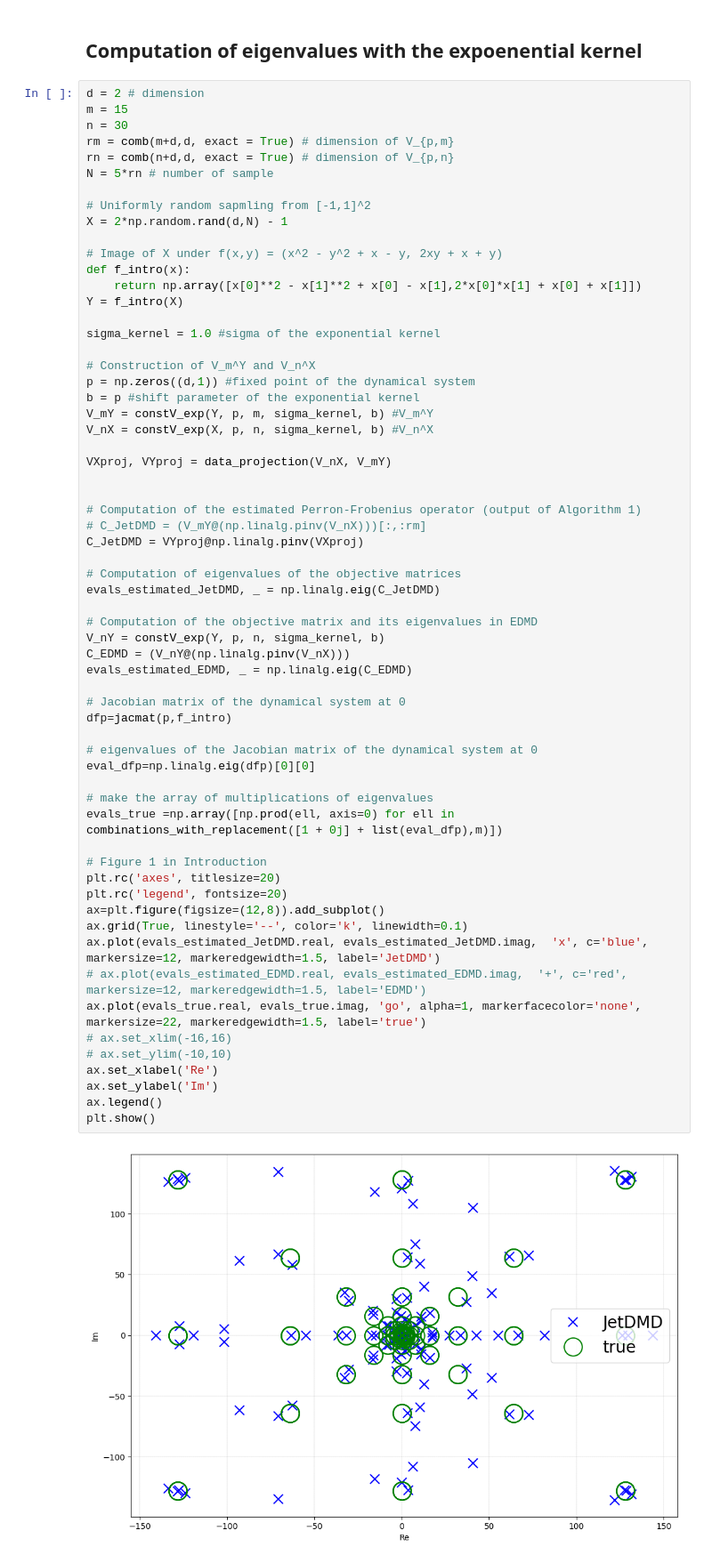
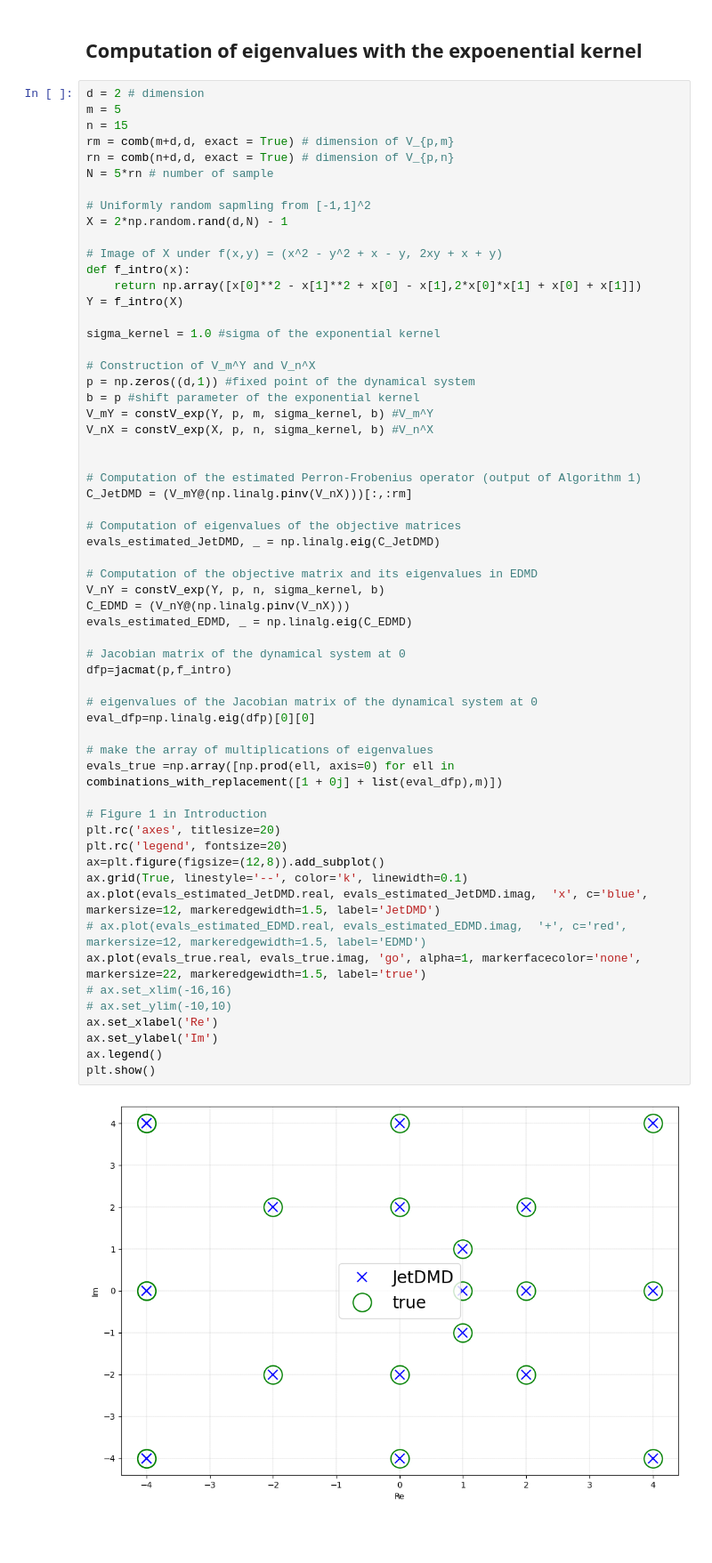
Before and after one commit to 1sa014kawa/JetDMD, a Jupyter notebook: Algorithm1.ipynb, the cells around one changed output. Shown at 89% size. Drawn from its saved outputs; the diff is of its cells as text; blank space fills up the shorter version.

```diff
--- a/Algorithm1.ipynb
+++ b/Algorithm1.ipynb
@@ -12,8 +12,8 @@ from functions import *
 ## Computation of eigenvalues with the expoenential kernel
 # %%
 d = 2 # dimension
-m = 15
-n = 30
+m = 5
+n = 15
 rm = comb(m+d,d, exact = True) # dimension of V_{p,m}
 rn = comb(n+d,d, exact = True) # dimension of V_{p,n}
 N = 5*rn # number of sample
@@ -34,43 +34,40 @@ b = p #shift parameter of the exponential kernel
 V_mY = constV_exp(Y, p, m, sigma_kernel, b) #V_m^Y
 V_nX = constV_exp(X, p, n, sigma_kernel, b) #V_n^X
 
-VXproj, VYproj = data_projection(V_nX, V_mY)
-
 
 # Computation of the estimated Perron-Frobenius operator (output of Algorithm 1)
-# C_JetDMD = (V_mY@(np.linalg.pinv(V_nX)))[:,:rm]
-C_JetDMD = VYproj@np.linalg.pinv(VXproj)
+C_JetDMD = (V_mY@(np.linalg.pinv(V_nX)))[:,:rm]
 
 # Computation of eigenvalues of the objective matrices
 evals_estimated_JetDMD, _ = np.linalg.eig(C_JetDMD)
 
 # Computation of the objective matrix and its eigenvalues in EDMD
 V_nY = constV_exp(Y, p, n, sigma_kernel, b)
 C_EDMD = (V_nY@(np.linalg.pinv(V_nX)))
 evals_estimated_EDMD, _ = np.linalg.eig(C_EDMD)
 
 # Jacobian matrix of the dynamical system at 0
 dfp=jacmat(p,f_intro)
 
 # eigenvalues of the Jacobian matrix of the dynamical system at 0
 eval_dfp=np.linalg.eig(dfp)[0][0]
 
 # make the array of multiplications of eigenvalues
 evals_true =np.array([np.prod(ell, axis=0) for ell in combinations_with_replacement([1 + 0j] + list(eval_dfp),m)])
 
 # Figure 1 in Introduction
 plt.rc('axes', titlesize=20)
 plt.rc('legend', fontsize=20)
 ax=plt.figure(figsize=(12,8)).add_subplot()
 ax.grid(True, linestyle='--', color='k', linewidth=0.1)
 ax.plot(evals_estimated_JetDMD.real, evals_estimated_JetDMD.imag,  'x', c='blue', markersize=12, markeredgewidth=1.5, label='JetDMD')
 # ax.plot(evals_estimated_EDMD.real, evals_estimated_EDMD.imag,  '+', c='red', markersize=12, markeredgewidth=1.5, label='EDMD')
 ax.plot(evals_true.real, evals_true.imag, 'go', alpha=1, markerfacecolor='none', markersize=22, markeredgewidth=1.5, label='true')
 # ax.set_xlim(-16,16)
 # ax.set_ylim(-10,10)
 ax.set_xlabel('Re')
 ax.set_ylabel('Im')
 ax.legend()
 plt.show()
 # %% [output]
-[figure, old version]
+[figure, new version]
```
